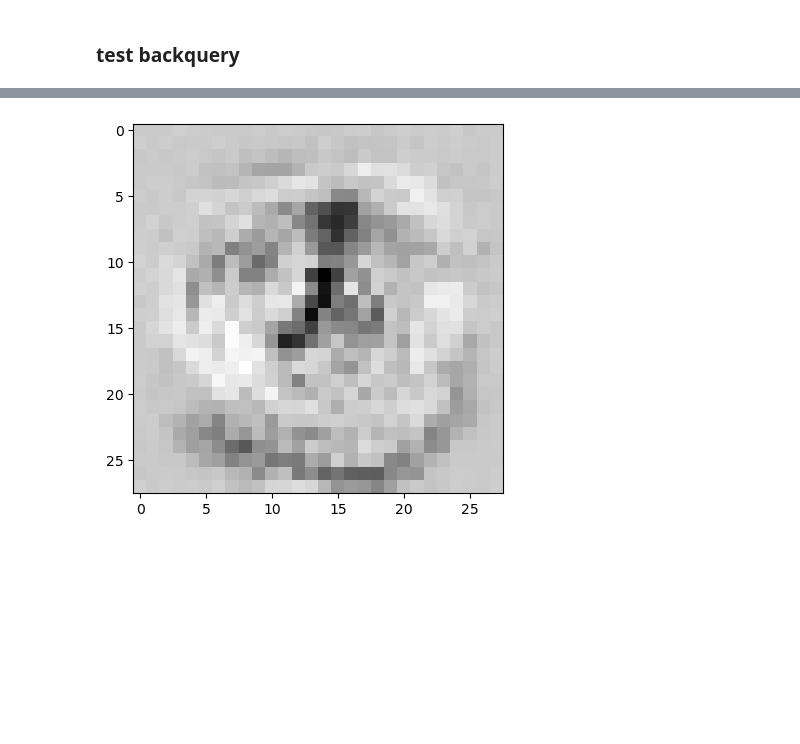
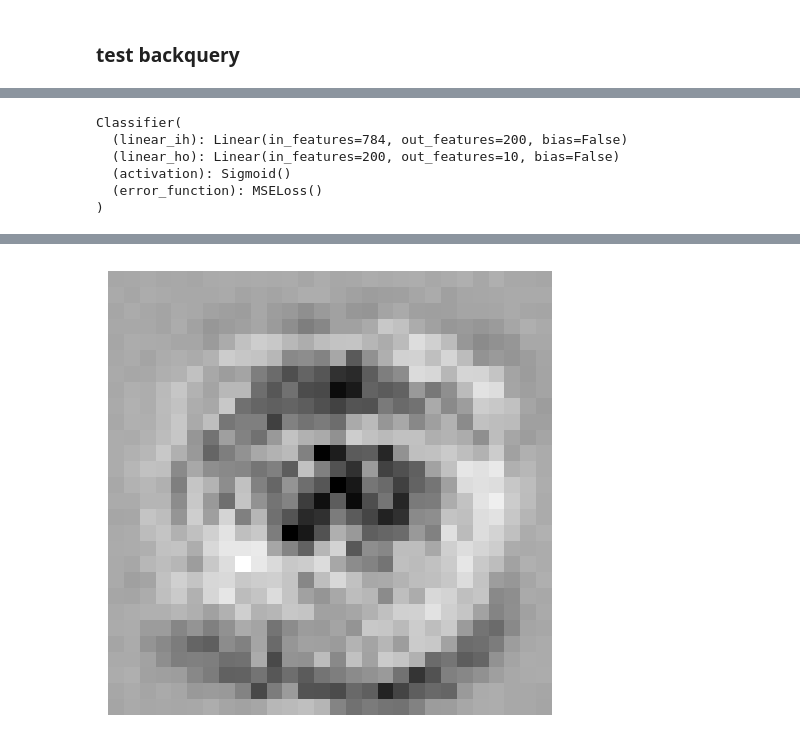
Before and after one commit to Fengzi21/makeyourownneuralnetwork, a Jupyter notebook: pytorch_neural_network_mnist_data.ipynb, the cells around one changed output, grey strips where cells are left out. Saved outputs shown, nothing was run; the diff lists cells and outputs as text; code cells hidden in the pictures; blank space fills up the shorter version.

Commit message:
update to new pytorch version

```diff
--- a/pytorch_neural_network_mnist_data.ipynb
+++ b/pytorch_neural_network_mnist_data.ipynb
@@ -293,14 +149,29 @@ Classifier(
+# %%
+print(n)
+# %% [output]
+Classifier(
+  (linear_ih): Linear(in_features=784, out_features=200, bias=False)
+  (linear_ho): Linear(in_features=200, out_features=10, bias=False)
+  (activation): Sigmoid()
+  (error_function): MSELoss()
+)
 # %%
-n.epochs = 10
-n.performance = 0.9811
-n.trainging_time = " 23 min 14 s"
+n.epochs = epochs
+n.performance = performance
+n.trainging_time = " 26 min 33 s"
 
-n.pickle(f'pytorch_tensor_classifiler_{epochs}.pkl')
+model_file = f'pytorch_tensor_classifiler_{epochs}.pkl'
+# n.pickle(model_file)
+
+torch.save(n, model_file)
 # %%
 # from pickled object
-with open(f'pytorch_tensor_classifiler_{epochs}.pkl', 'rb') as f:
-    new_n = pickle.load(f)
+# with open(model_file, 'rb') as f:
+#     new_n = pickle.load(f)
+
+new_n = torch.load(model_file)
 
 image_data = new_n.backquery(targets).cpu().detach().numpy().reshape(28, 28)
-plt.imshow(image_data, cmap='Greys', interpolation='None');
+plt.imshow(image_data, cmap='Greys', interpolation='None')
+plt.axis('off');
 # %% [output]
@@ -308,4 +178,4 @@ plt.imshow(image_data, cmap='Greys', interpolation='None');
-[figure, old version]
+[figure, new version]
 # %%
 new_n.plot_progress();
 # %% [output]
```
Also changed, not shown: parts of 21 cells of this notebook, 14 other files.
